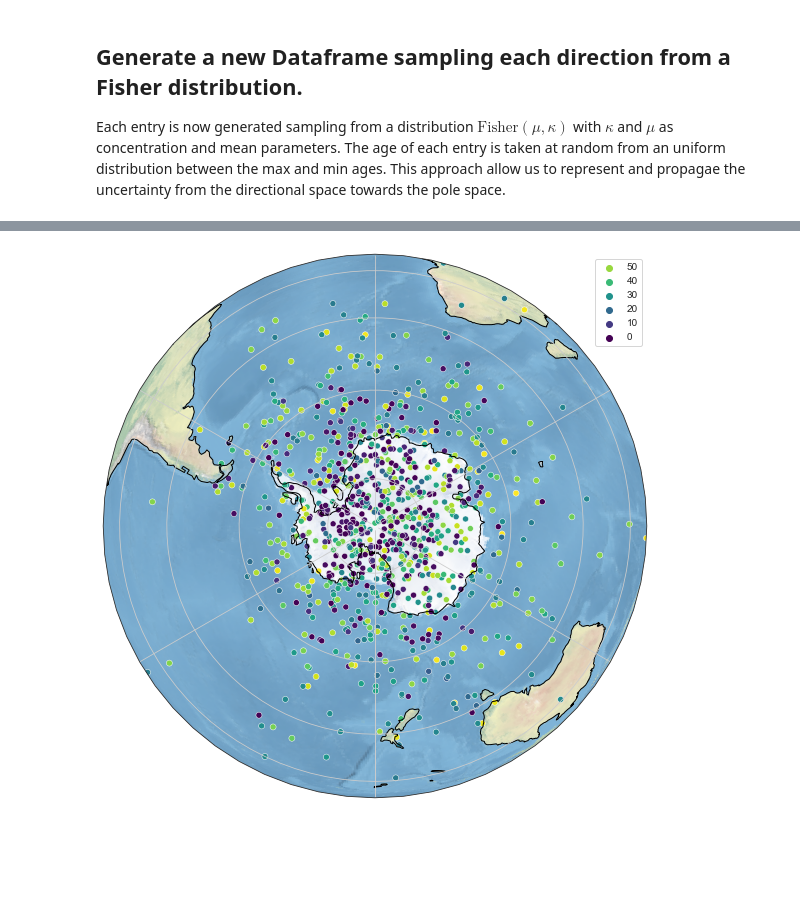
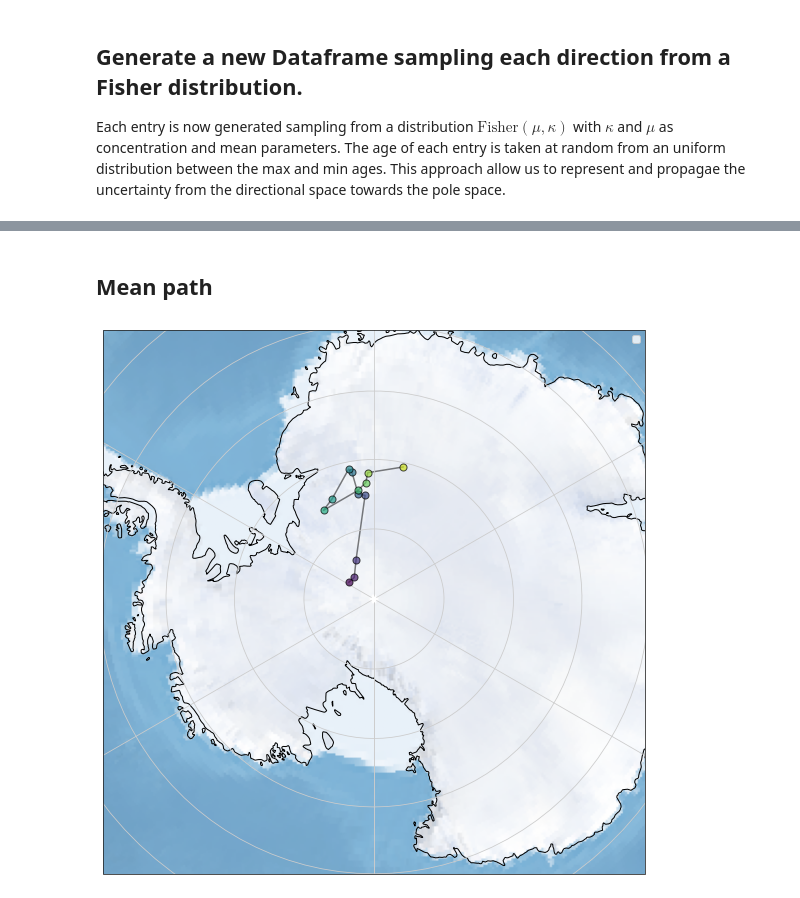
Before and after one commit to PolarWandering/Young_CEED, a Jupyter notebook: 4A_APWP_vgps_uncert_prop.ipynb, the cells around one changed output, grey strips where cells are left out. Cells and saved outputs as stored; diff of their text form; code cells hidden in the pictures; blank space fills up the shorter version.

```diff
--- a/4A_APWP_vgps_uncert_prop.ipynb
+++ b/4A_APWP_vgps_uncert_prop.ipynb
@@ -166,29 +115,35 @@ plt.show()
-# %%
-##3 Original dataset
-import cartopy.crs as ccrs
-import cartopy.feature as cfeature
-from cartopy.geodesic import Geodesic
-from shapely.geometry import Polygon
-
-df = sample_
-
-fig = plt.figure(figsize=(20,10))
-
-proj = ccrs.Orthographic(central_longitude=0.0, central_latitude=-90.0)
-
-ax = plt.axes(projection=proj)
-ax.coastlines()
-ax.stock_img()
-ax.gridlines()
-
-
-sns.scatterplot(x = df['plon'], y =df['plat'],
-                hue =df['age'], sizes=(20, 100),
-                palette="viridis",
-                transform = ccrs.PlateCarree())
-
-handles, labels = ax.get_legend_handles_labels()
-ax.legend(reversed(handles), reversed(labels))
-plt.show()
-# %% [output]
-[figure, removed]
+# %%
+RM_ensemble_quant_plat = quantiles(RM_ensemble,"age","plat") # set quantiles of latitude groupedby age for visualization purposes
+RM_ensemble_quant_plon = quantiles(RM_ensemble,"age","plon") # set quantiles of longitude groupedby age for visualization purposes
+# %% [markdown]
+## Mean path
+# %%
+import cartopy.crs as ccrs
+import cartopy.feature as cfeature
+from cartopy.geodesic import Geodesic
+from shapely.geometry import Polygon
+
+extent = [-180,180,-70,-70]
+fig = plt.figure(figsize=(20,10))
+
+proj = ccrs.Orthographic(central_longitude=0.0, central_latitude=-90.0)
+
+ax = plt.axes(projection=proj)
+ax.coastlines()
+ax.stock_img()
+ax.gridlines()
+ax.set_extent(extent, crs = ccrs.PlateCarree())
+
+# sns.scatterplot(x = RM_ensembl_quant_plon.mean, y =RM_ensemble_quant_plat.mean,
+
+#                 transform = ccrs.PlateCarree())
+plt.plot(RM_ensemble_quant_plon.mean, RM_ensemble_quant_plat.mean,transform = ccrs.Geodetic(), color = "black", alpha = 0.5)
+
+for i in zip(RM_ensemble_quant_plat.mean, RM_ensemble_quant_plon.mean, RM_ensemble['age'].unique().transpose()):
+    plot_pole(i[0],i[1],i[2],0,65,ax)
+
+handles, labels = ax.get_legend_handles_labels()
+ax.legend(reversed(handles), reversed(labels))
+plt.show()
+# %% [output]
+[figure, added]
```
Also changed, not shown: parts of 14 cells of this notebook, 1 other file.
